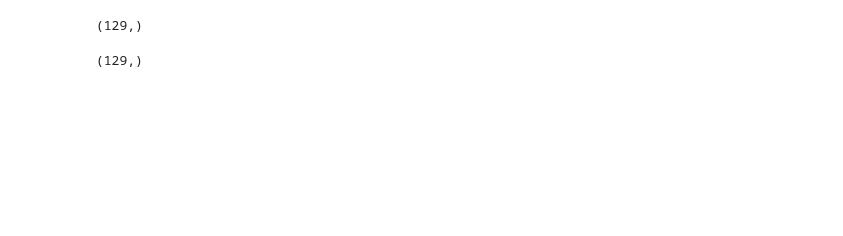
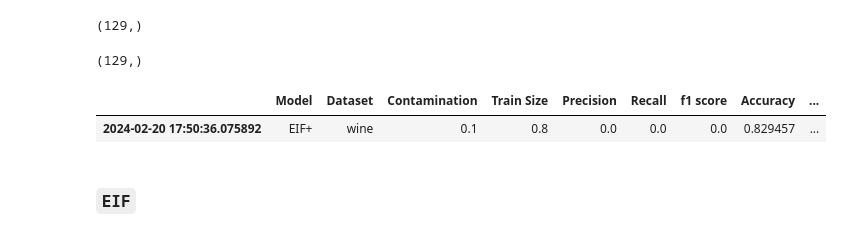
Before and after one commit to alessioarcudi/ExIFFI, a Jupyter notebook: notebooks/trial.ipynb, the cells around one changed output. Drawn from its saved outputs; the diff is of its cells as text; code cells hidden in the pictures; blank space fills up the shorter version.

Commit message:
test performance

```diff
--- a/notebooks/trial.ipynb
+++ b/notebooks/trial.ipynb
@@ -218,9 +218,16 @@ dataset.y.shape
 # %% [output]
 (129,)
 # %%
-y_pred=I.predict(dataset.X_test)
+y_pred=np.array(I._predict(dataset.X_test,p=0.1),dtype=int)
 y_pred.shape
 # %% [output]
 (129,)
+# %%
+perf_df=performance(y_pred,dataset.y,model_name=I.name,dataset_name=dataset.name,filename="perf")
 # %%
-perf_df=
+perf_df
+# %% [output]
+|  | Model | Dataset | Contamination | Train Size | Precision | Recall | f1 score | Accuracy | ... |
+| 2024-02-20 17:50:36.075892 | EIF+ | wine | 0.1 | 0.8 | 0.0 | 0.0 | 0.0 | 0.829457 | ... |
+# %% [markdown]
+### `EIF`
```
Also changed, not shown: parts of 11 cells of this notebook.
